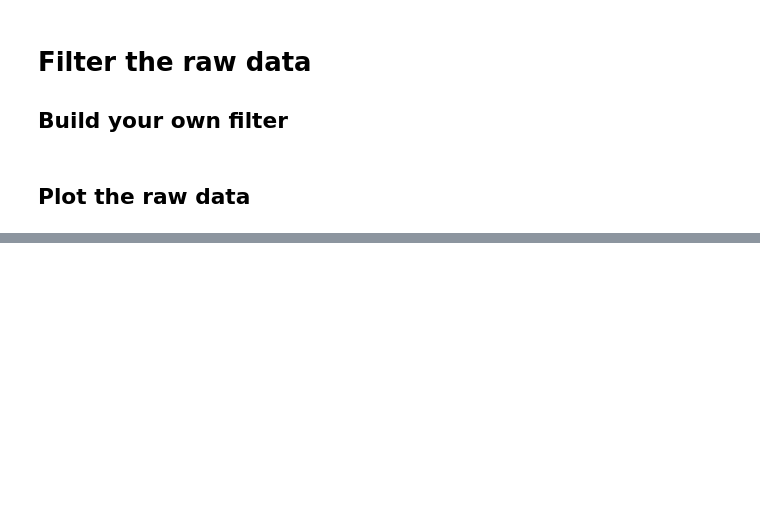
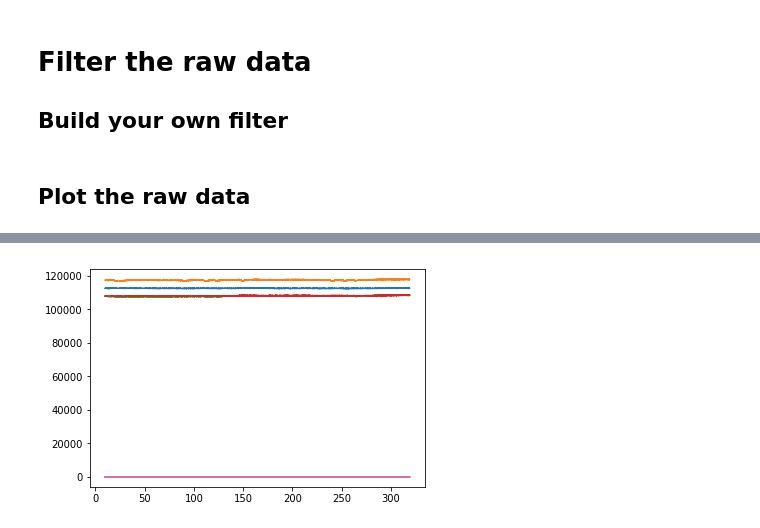
Before and after one commit to Fan1117/sub-vocalized-words, a Jupyter notebook: nbk/Tutorial for sub-vocalized-words.ipynb, the cells around one changed output, grey strips where cells are left out. Drawn from its saved outputs; the diff is of its cells as text; code cells hidden in the pictures; blank space fills up the shorter version.

```diff
--- a/nbk/Tutorial for sub-vocalized-words.ipynb
+++ b/nbk/Tutorial for sub-vocalized-words.ipynb
@@ -117,0 +66,12 @@ bandpass_channels[1][2]
+# %%
+#applied notch filter = 60
+notch_channels = []
+for i in range(len(channels)):
+    if i < 4:
+        notch_channels.append(notch(60,channels[i], sample_rate = sample_rate))
+    else:
+        notch_channels.append(channels[i])
+for i in range(len(notch_channels)):
+    plt.plot(time[10*sample_rate:], notch_channels[i][10*sample_rate:])
+# %% [output]
+[figure, added]
```
Also changed, not shown: parts of 53 cells of this notebook.
